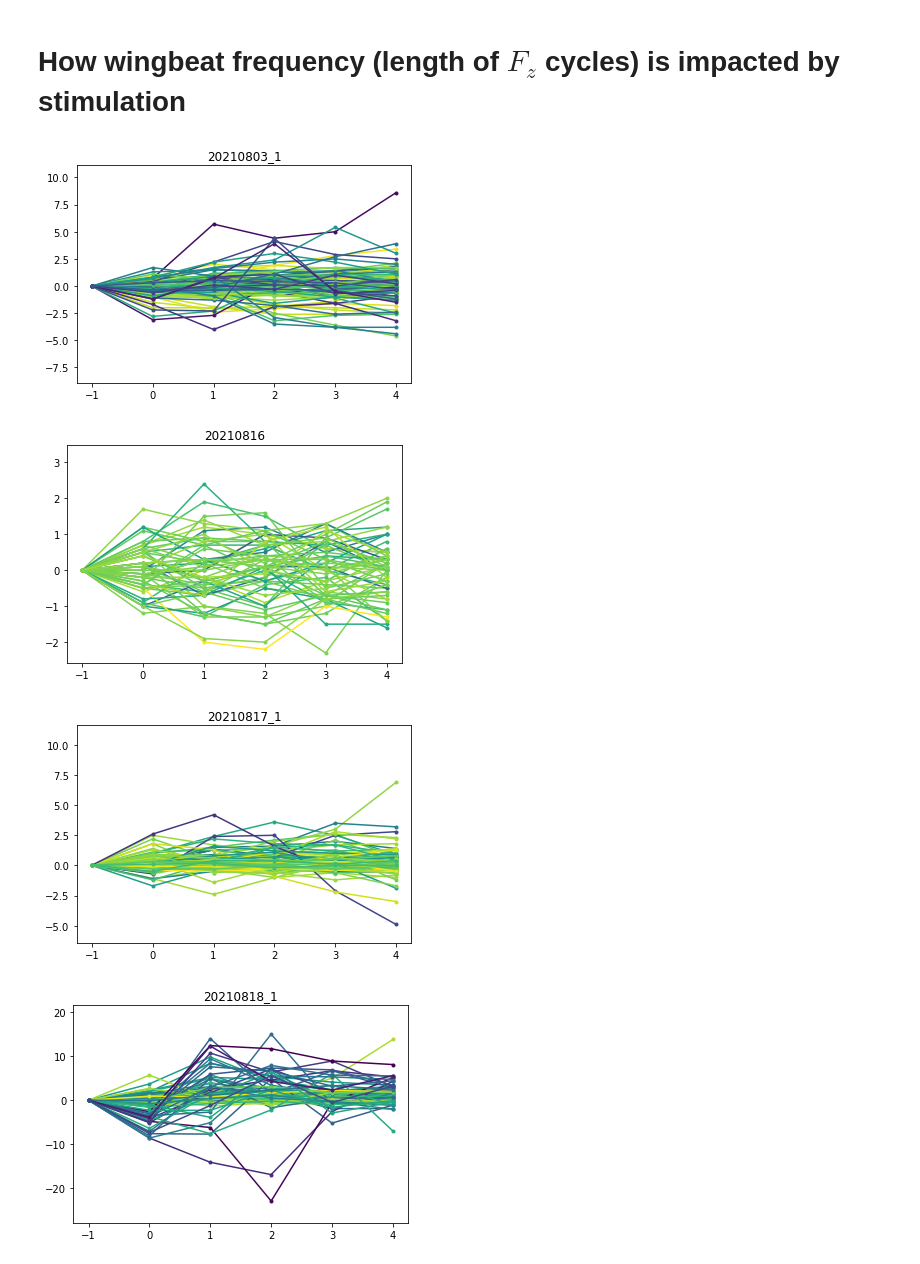
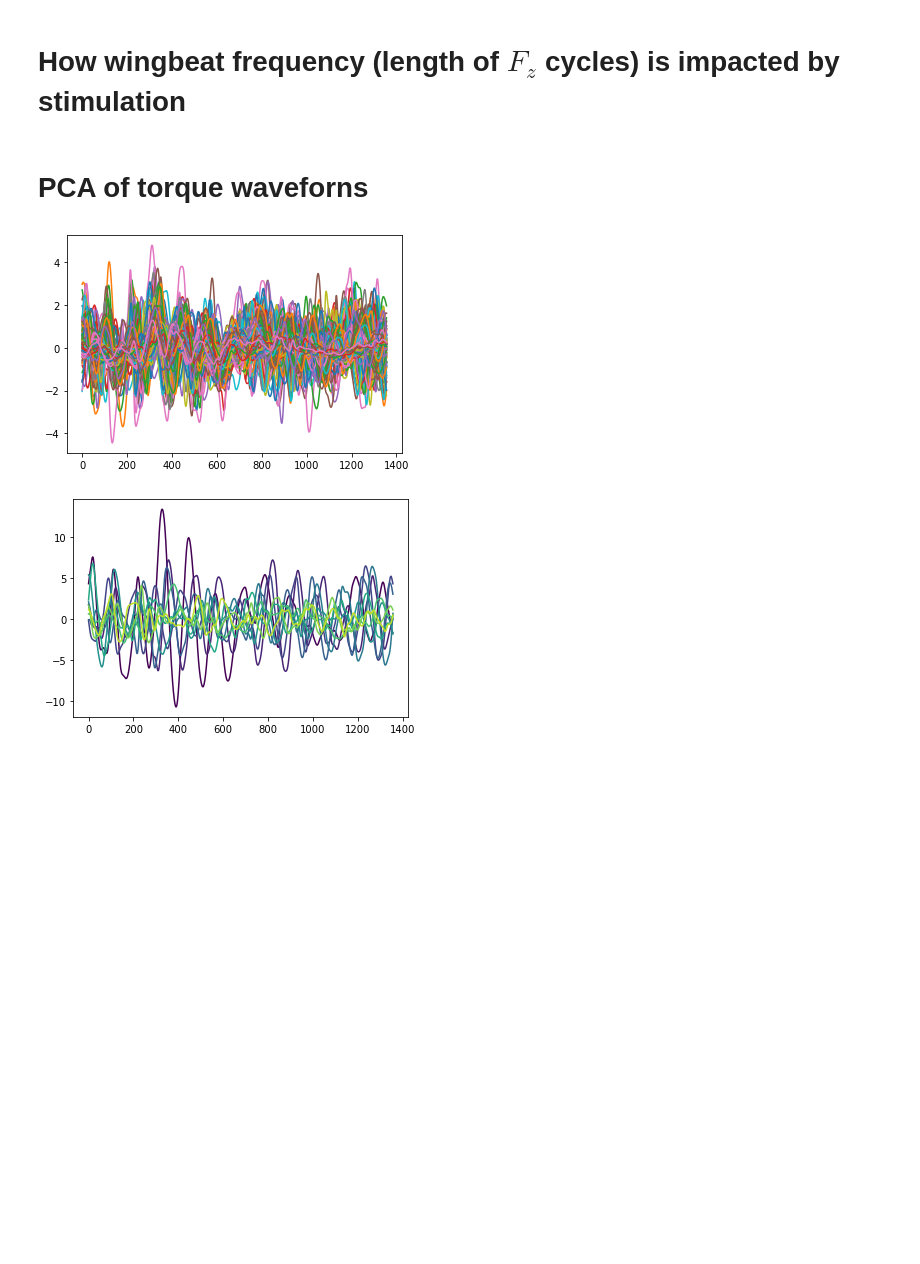
Before and after one commit to LeoJW/stimPitchAnalysis, a Jupyter notebook: figures.ipynb, the cells around one changed output. Drawn from its saved outputs; the diff is of its cells as text; code cells hidden in the pictures; blank space fills up the shorter version.

```diff
--- a/figures.ipynb
+++ b/figures.ipynb
@@ -261,10 +283,9 @@ TODO: Change above figure to not interpolate, instead plot raw traces top-down w
 # %%
 plt.close('all')
 usewb = (-1, 5) # ignore all wingbeat except in this range
+fig, ax  = plt.subplots(len(runDates), 1, sharex=True, figsize=(6,10))
 # Loop over dates
-for d in runDates:
-    # Figure setup
-    plt.figure()
+for ind,d in enumerate(runDates):
     # make dataframe subset
     dt = df.loc[(df.date==d) &
                 (df.wb>=usewb[0]) &
@@ -275,7 +296,6 @@ for d in runDates:
     dt.loc[(dt['tdl']<0) | (dt['tdr']<0), ['tdl','tdr']] = np.nan
     # Color setup
     viridis = cmx.get_cmap('viridis')
-    # maxcol, mincol = np.max(dt['tdl']), np.min(dt['tdl'])
     maxcol, mincol = 15, -3
     # Zero time
     dt.Time = dt.groupby(['date','pulse'], group_keys=False).apply(
@@ -289,14 +309,62 @@ for d in runDates:
         # thiscol = g.loc[g.wbstate=='stim', 'tdr'].iloc[0]
         # thiscol = (g.loc[g.wbstate=='stim', 'LDVM_fs'].iloc[0] - g.loc[g.wbstate=='stim', 'LDLM_fs'].iloc[0])/len(g.loc[g.wbstate=='stim'])
         dg = g.groupby('wb').size()
-        plt.plot(dg.index, (dg.values-dg.values[0])/10, '.-', color=viridis((maxcol-thiscol)/(maxcol-mincol)))
+        ax[ind].plot(dg.index, (dg.values-dg.values[0])/10, '.-', color=viridis((maxcol-thiscol)/(maxcol-mincol)))
     # Labels
-    plt.title(d)
+    fig.subplots_adjust(right=0.8)
+    cbar_ax = fig.add_axes([0.85, 0.15, 0.05, 0.7])
+    tickrange = np.linspace(mincol, maxcol, 10)
+    cbar = fig.colorbar(cmx.ScalarMappable(norm=None, cmap=viridis),
+                        ticks=(tickrange-mincol)/(maxcol-mincol),
+                        cax=cbar_ax)
+    cbar.ax.set_yticklabels([str(round(x,3)) for x in tickrange], fontsize=7)
+    cbar.ax.set_title(r'$\Delta (t_{DVM}-t_{DLM})$')
+    # TODO: Add colorbar to subplot, do right version as well
-# %% [output]
-[figure, removed]
-[figure, removed]
-[figure, removed]
-[figure, removed]
+# %% [markdown]
+# PCA of torque waveforns
+# %%
+# GET TEST MATRIX
+usewb = (-2, 4) # ignore all wingbeat except in this range
+usewindow = (-50, 150) # ms, window to actually observe around zero'd time
+viridis = cmx.get_cmap('viridis')
+
+# Loop over dates
+# for d in runDates:
+d = '20210818_1'
+# make dataframe subset
+dt = df.loc[(df.date==d) &
+            (df.wb>=usewb[0]) &
+            (df.wb<usewb[1]) &
+            (df.stimphase<0.5)].copy()
+dt['tdl'] = (dt['LDVM_fs']-dt['LDLM_fs'])/10
+dt['tdr'] = (dt['RDVM_fs']-dt['RDLM_fs'])/10
+dt.loc[(dt['tdl']<0) | (dt['tdr']<0), ['tdl','tdr']] = np.nan
+# Zero time, trim data to region around t=0
+dt.Time = dt.groupby(['date','pulse'], group_keys=False).apply(
+    # lambda g: g['Time'] - g.loc[(g.wb==0), 'Time'].iloc[0])
+    lambda g: g['Time'] - (g.loc[(g.wb==-1), 'Time'].iloc[0] + g.loc[g.wb==-1,'LDVM_fs'].iloc[0]/fsamp))
+dt = dt.loc[(dt.Time>=usewindow[0]/1000) & (dt.Time<=usewindow[1]/1000)]
+# Group dataframe, prepare for loop
+grouped_df = dt.groupby(['date','pulse'])
+ngroup, groupsize = grouped_df.ngroups, np.max(grouped_df.size())
+mat = np.full((ngroup,groupsize), np.nan)
+# Loop over each pulse, add to matrix
+for i, (name, g) in enumerate(grouped_df):
+    vec = g.loc[g.Time>=0, 'mx']
+    mat[i,0:len(vec)] = vec
+# Trim excess length, nan points
+excess = np.argmin(np.isnan(np.flip(mat[0,:])))
+mat = mat[:,0:-excess]
+mat = mat[:, ~np.isnan(mat).any(axis=0)]
+
+pca = PCA(n_components=10)
+pc = pca.fit_transform(mat.T)
+plt.figure()
+for i in range(pc.shape[1]):
+    plt.plot(pc[:,i], color=viridis(i/pc.shape[1]))
+# %% [output]
+[figure, added]
+[figure, added]
 # %% [markdown]
 # General notes
 
```
Also changed, not shown: parts of 8 cells of this notebook.
